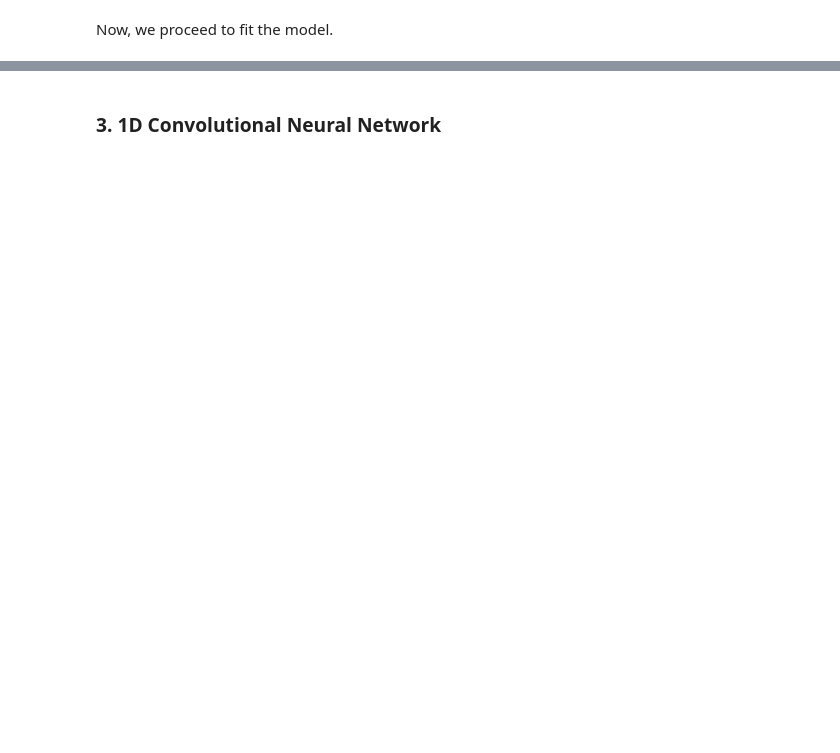
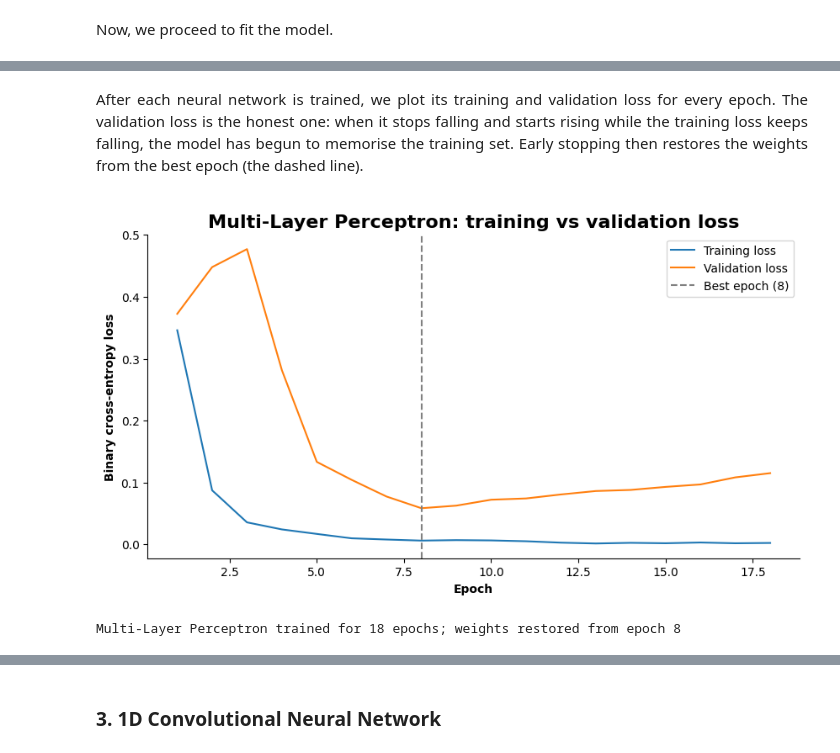
Before and after one commit to tasnimtalha09/naive-bayes-classifiers-vs-neural-network-models-for-spam-detection, a Jupyter notebook: notebooks/neural_network.ipynb, the cells around one changed output, grey strips where cells are left out. Saved outputs shown, nothing was run; the diff lists cells and outputs as text; code cells hidden in the pictures; blank space fills up the shorter version.

```diff
--- a/notebooks/neural_network.ipynb
+++ b/notebooks/neural_network.ipynb
@@ -349,3 +403,8 @@ Now, we will proceed to fit the Neural Network models. We will cover a total of
 </div>
+# %%
+# setting the training settings
+MAX_EPOCHS = 50
+PATIENCE = 10
+BATCH_SIZE = 32
 # %% [markdown]
 ### **2. Multi-Layer Perceptron**
@@ -371,0 +421,11 @@ X_test_mlp = vectoriser_mlp.transform(raw_documents = X_test).toarray()
+# %%
+# creating the TF-IDF vectoriser
+vectoriser_mlp = TfidfVectorizer(stop_words = "english")
+
+# learning the vocabulary from the training set only, then transforming all three sets
+X_train_mlp = vectoriser_mlp.fit_transform(raw_documents = X_train).toarray().astype("float32")
+X_val_mlp = vectoriser_mlp.transform(raw_documents = X_val).toarray().astype("float32")
+X_test_mlp = vectoriser_mlp.transform(raw_documents = X_test).toarray().astype("float32")
+
+# printing the training matrix
+print(f"Training matrix: {X_train_mlp.shape[0]:,} messages x {X_train_mlp.shape[1]:,} features")
@@ -460,0 +519,32 @@ Now, we create the confusion matrix for Multi-Layer Perceptron.
+# %% [markdown]
+<div style = "text-align: justify;">
+
+After each neural network is trained, we plot its training and validation loss for every epoch. The validation loss is the honest one: when it stops falling and starts rising while the training loss keeps falling, the model has begun to memorise the training set. Early stopping then restores the weights from the best epoch (the dashed line).
+
+</div>
+# %%
+# creating a function that will plot the training and validation loss, and mark the epoch whose weights were kept
+def plot_training_history(history, model_name):
+    epochs = range(1, len(history.history["loss"]) + 1)
+    best_epoch = int(np.argmin(history.history["val_loss"])) + 1
+
+    plt.figure(figsize = (10, 5))
+    plt.plot(epochs, history.history["loss"], label = "Training loss")
+    plt.plot(epochs, history.history["val_loss"], label = "Validation loss")
+    plt.axvline(x = best_epoch, linestyle = "--", color = "grey", label = f"Best epoch ({best_epoch})")
+
+    plt.title(label = f"{model_name}: training vs validation loss", fontsize = 16, fontweight = "bold")
+    plt.xlabel(xlabel = "Epoch", fontweight = "bold")
+    plt.ylabel(ylabel = "Binary cross-entropy loss", fontweight = "bold")
+    plt.legend()
+
+    sns.despine()
+    plt.show()
+
+    print(f"{model_name} trained for {len(epochs)} epochs; weights restored from epoch {best_epoch}")
+
+# plotting the training and validation loss for the MLP
+plot_training_history(history = history_mlp, model_name = "Multi-Layer Perceptron")
+# %% [output]
+[figure, added]
+Multi-Layer Perceptron trained for 18 epochs; weights restored from epoch 8
```
Also changed, not shown: parts of 140 cells of this notebook, 3 other files.
